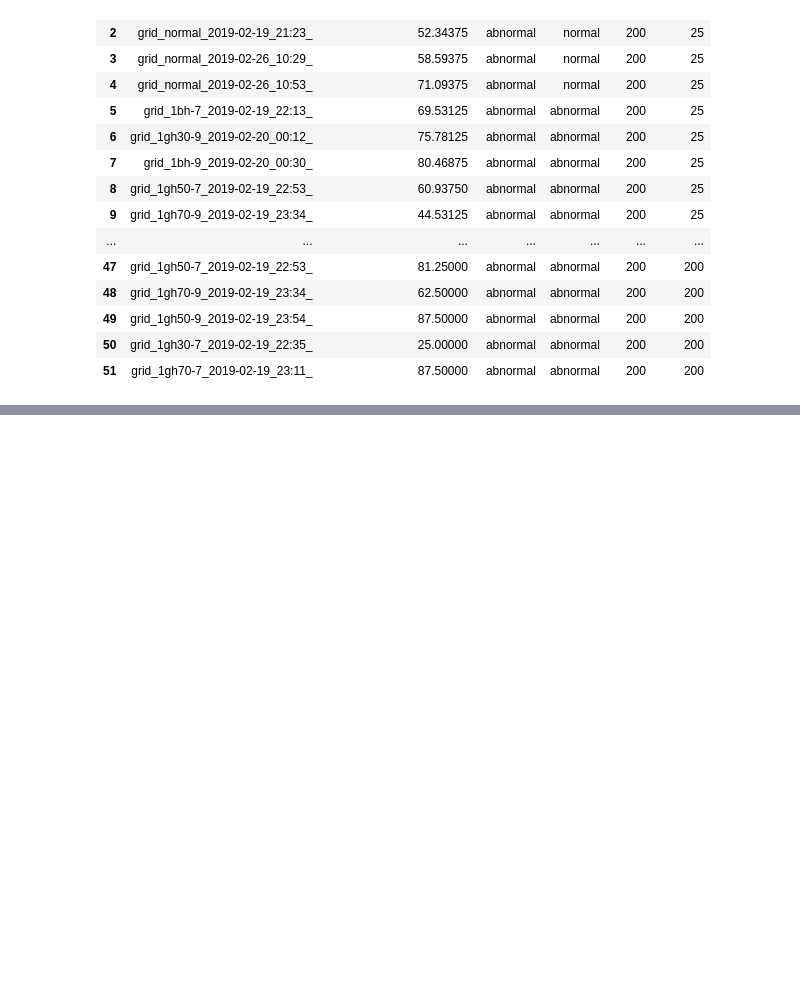
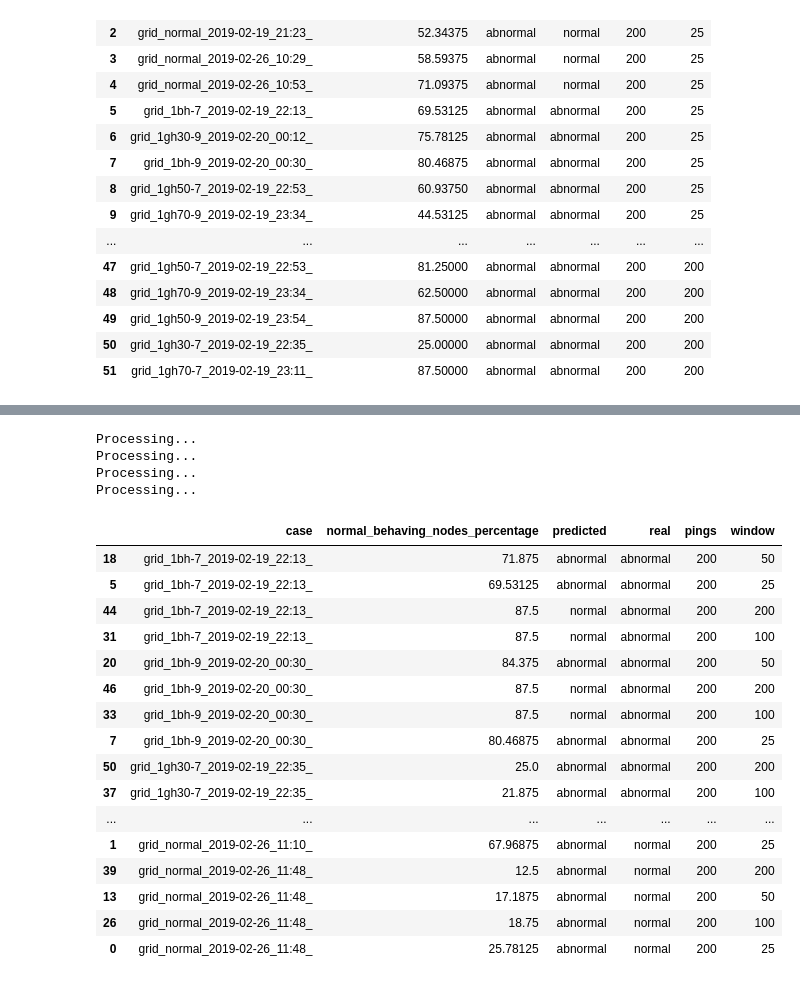
Before and after one commit to ichatz/iot-netprofiler, a Jupyter notebook: results/Results.ipynb, the cells around one changed output, grey strips where cells are left out. Saved outputs shown, nothing was run; the diff lists cells and outputs as text; code cells hidden in the pictures; blank space fills up the shorter version.

```diff
--- a/results/Results.ipynb
+++ b/results/Results.ipynb
@@ -99,0 +290,50 @@ df
+# %%
+directory="../cooja3-16nodes/"
+df=pd.read_csv(directory+"/traces/traces.csv", sep='\t', encoding='utf-8')
+#df=get_traces_csv(directory)
+
+
+#print(df)
+
+results_total=pd.DataFrame()
+
+
+results_kmeans_network,results_kmeans_node=analyze_network(directory,df,200,25)
+results_total=results_total.append(results_kmeans_network,ignore_index = True)
+results_kmeans_network,results_kmeans_node=analyze_network(directory,df,200,50)
+results_total=results_total.append(results_kmeans_network,ignore_index = True)
+results_kmeans_network,results_kmeans_node=analyze_network(directory,df,200,100)
+results_total=results_total.append(results_kmeans_network,ignore_index = True)
+results_kmeans_network,results_kmeans_node=analyze_network(directory,df,200,200)
+results_total=results_total.append(results_kmeans_network,ignore_index = True)
+
+
+results_total=results_total.sort_values('case')
+
+
+#results_total.to_csv(directory+"results_total.csv", sep='\t', encoding='utf-8')
+# %% [output]
+Processing...
+Processing...
+Processing...
+Processing...
+# %%
+results_total
+# %% [output]
+|  | case | normal_behaving_nodes_percentage | predicted | real | pings | window |
+| 18 | grid_1bh-7_2019-02-19_22:13_ | 71.875 | abnormal | abnormal | 200 | 50 |
+| 5 | grid_1bh-7_2019-02-19_22:13_ | 69.53125 | abnormal | abnormal | 200 | 25 |
+| 44 | grid_1bh-7_2019-02-19_22:13_ | 87.5 | normal | abnormal | 200 | 200 |
+| 31 | grid_1bh-7_2019-02-19_22:13_ | 87.5 | normal | abnormal | 200 | 100 |
+| 20 | grid_1bh-9_2019-02-20_00:30_ | 84.375 | abnormal | abnormal | 200 | 50 |
+| 46 | grid_1bh-9_2019-02-20_00:30_ | 87.5 | normal | abnormal | 200 | 200 |
+| 33 | grid_1bh-9_2019-02-20_00:30_ | 87.5 | normal | abnormal | 200 | 100 |
+| 7 | grid_1bh-9_2019-02-20_00:30_ | 80.46875 | abnormal | abnormal | 200 | 25 |
+| 50 | grid_1gh30-7_2019-02-19_22:35_ | 25.0 | abnormal | abnormal | 200 | 200 |
+| 37 | grid_1gh30-7_2019-02-19_22:35_ | 21.875 | abnormal | abnormal | 200 | 100 |
+| ... | ... | ... | ... | ... | ... | ... |
+| 1 | grid_normal_2019-02-26_11:10_ | 67.96875 | abnormal | normal | 200 | 25 |
+| 39 | grid_normal_2019-02-26_11:48_ | 12.5 | abnormal | normal | 200 | 200 |
+| 13 | grid_normal_2019-02-26_11:48_ | 17.1875 | abnormal | normal | 200 | 50 |
+| 26 | grid_normal_2019-02-26_11:48_ | 18.75 | abnormal | normal | 200 | 100 |
+| 0 | grid_normal_2019-02-26_11:48_ | 25.78125 | abnormal | normal | 200 | 25 |
```
Also changed, not shown: parts of 3 cells of this notebook, 1 other file.
